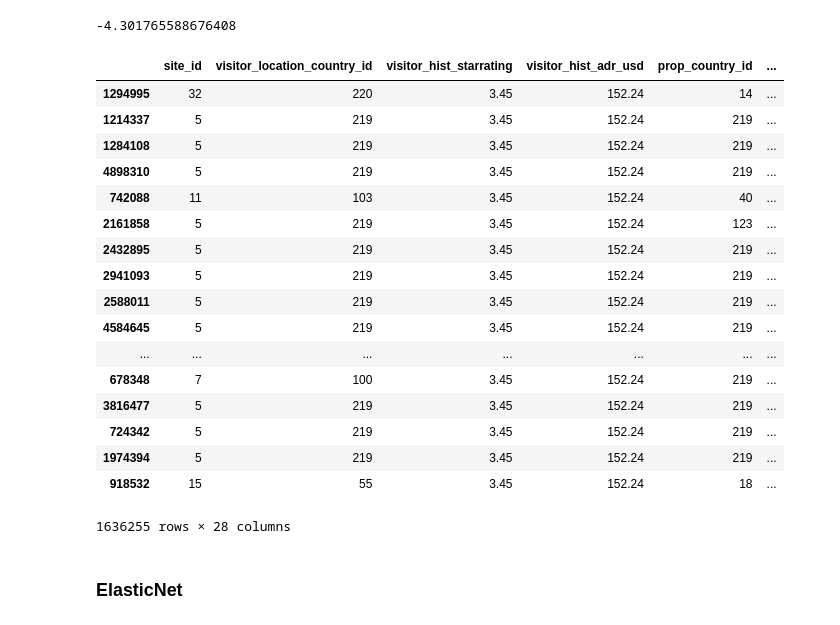
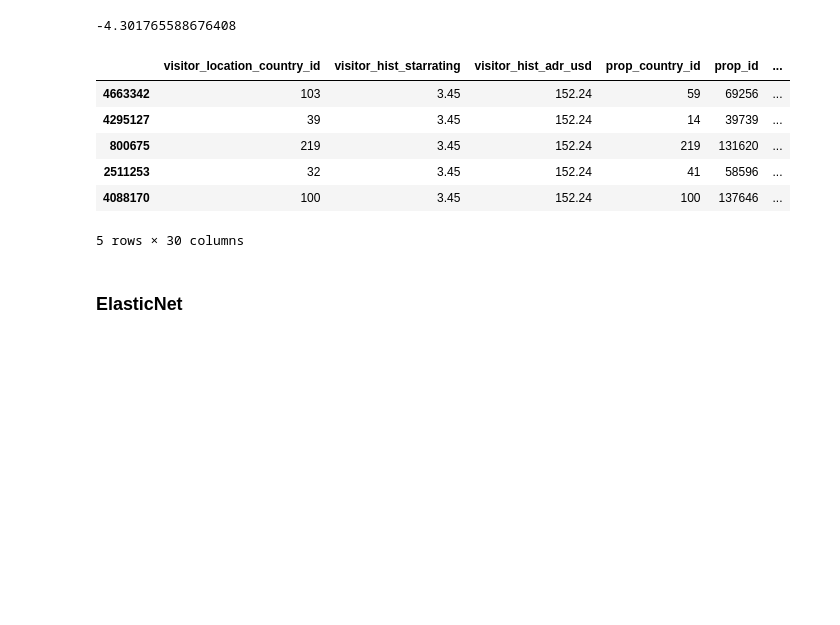
Before and after one commit to DavideBrex/Expedia-Hotels-recommendation-system, a Jupyter notebook: notebooks/Test_ranking_models.ipynb, the cells around one changed output. Saved outputs shown, nothing was run; the diff lists cells and outputs as text; code cells hidden in the pictures; blank space fills up the shorter version.

```diff
--- a/notebooks/Test_ranking_models.ipynb
+++ b/notebooks/Test_ranking_models.ipynb
@@ -153,7 +153,7 @@ Index(['Unnamed: 0', 'srch_id', 'site_id', 'visitor_location_country_id',
       dtype='object')
 # %%
 column_id=train["srch_id"]
-train=train.drop(["srch_id","Unnamed: 0", "gross_bookings_usd","position", "prop_id"], axis=1)
+train=train.drop(["srch_id","Unnamed: 0","position"], axis=1)
 # %%
 y=train["score"]
 X=train.drop("score", axis=1)
@@ -175,26 +175,15 @@ print(r2_score(prediction, y_test))
 # %% [output]
 -4.301765588676408
 # %%
-X_test
+X_test.head()
 # %% [output]
-|  | site_id | visitor_location_country_id | visitor_hist_starrating | visitor_hist_adr_usd | prop_country_id | ... |
-| 1294995 | 32 | 220 | 3.45 | 152.24 | 14 | ... |
-| 1214337 | 5 | 219 | 3.45 | 152.24 | 219 | ... |
-| 1284108 | 5 | 219 | 3.45 | 152.24 | 219 | ... |
-| 4898310 | 5 | 219 | 3.45 | 152.24 | 219 | ... |
-| 742088 | 11 | 103 | 3.45 | 152.24 | 40 | ... |
-| 2161858 | 5 | 219 | 3.45 | 152.24 | 123 | ... |
-| 2432895 | 5 | 219 | 3.45 | 152.24 | 219 | ... |
-| 2941093 | 5 | 219 | 3.45 | 152.24 | 219 | ... |
-| 2588011 | 5 | 219 | 3.45 | 152.24 | 219 | ... |
-| 4584645 | 5 | 219 | 3.45 | 152.24 | 219 | ... |
-| ... | ... | ... | ... | ... | ... | ... |
-| 678348 | 7 | 100 | 3.45 | 152.24 | 219 | ... |
-| 3816477 | 5 | 219 | 3.45 | 152.24 | 219 | ... |
-| 724342 | 5 | 219 | 3.45 | 152.24 | 219 | ... |
-| 1974394 | 5 | 219 | 3.45 | 152.24 | 219 | ... |
-| 918532 | 15 | 55 | 3.45 | 152.24 | 18 | ... |
+|  | visitor_location_country_id | visitor_hist_starrating | visitor_hist_adr_usd | prop_country_id | prop_id | ... |
+| 4663342 | 103 | 3.45 | 152.24 | 59 | 69256 | ... |
+| 4295127 | 39 | 3.45 | 152.24 | 14 | 39739 | ... |
+| 800675 | 219 | 3.45 | 152.24 | 219 | 131620 | ... |
+| 2511253 | 32 | 3.45 | 152.24 | 41 | 58596 | ... |
+| 4088170 | 100 | 3.45 | 152.24 | 100 | 137646 | ... |
-1636255 rows × 28 columns
+5 rows × 30 columns
 # %%
 prediction_s = pd.Series(prediction)
 # %% [markdown]
```
Also changed, not shown: parts of 5 cells of this notebook, 1 other file.
